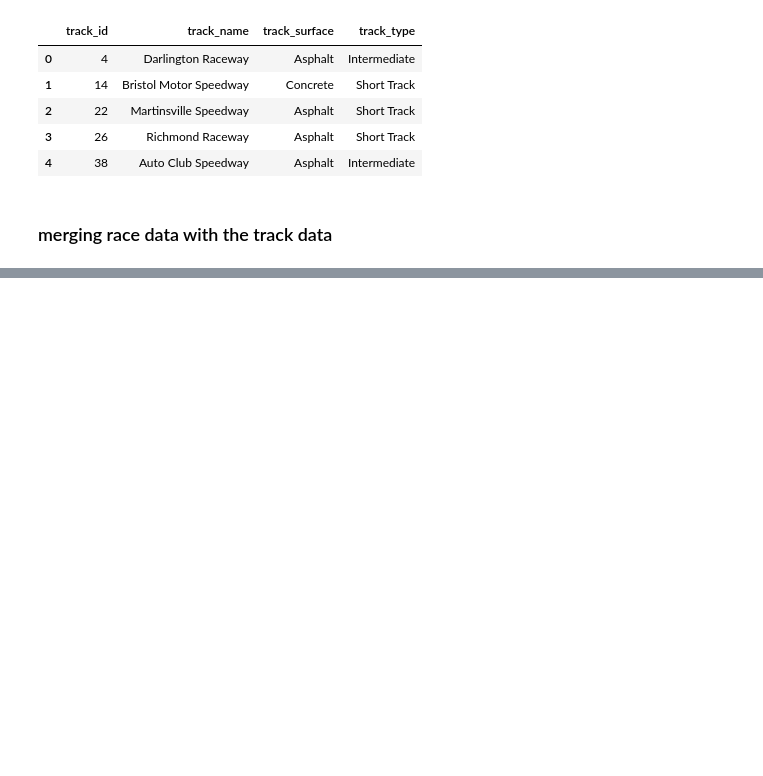
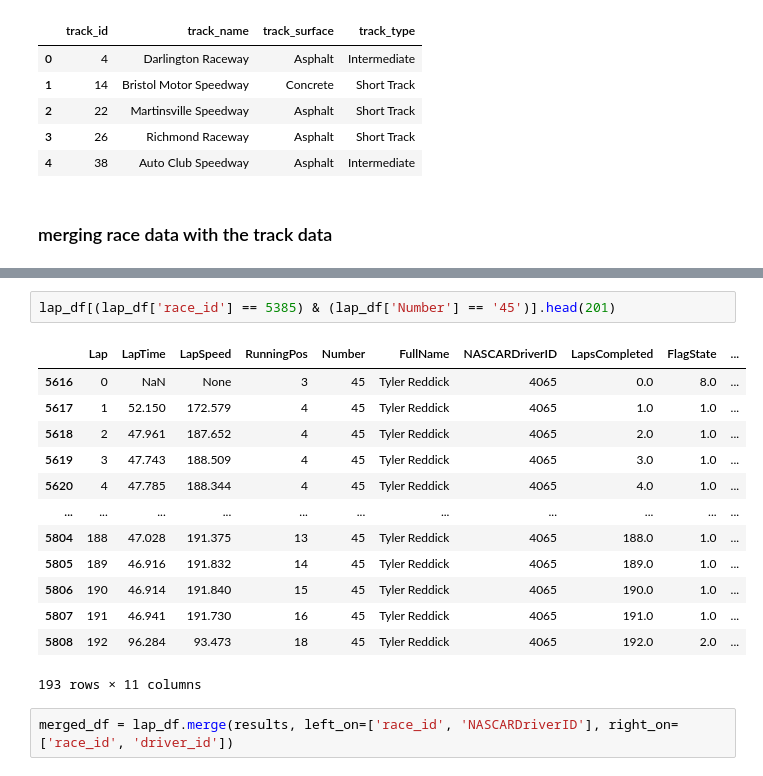
Before and after one commit to sieloffs/NASCAR-Analytics, a Jupyter notebook: Functions for Web Scraping.ipynb, the cells around one changed output, grey strips where cells are left out. Drawn from its saved outputs; the diff is of its cells as text; blank space fills up the shorter version.

```diff
--- a/Functions for Web Scraping.ipynb
+++ b/Functions for Web Scraping.ipynb
@@ -120,0 +175,18 @@ lap_df.head()
+# %%
+lap_df[(lap_df['race_id'] == 5385) & (lap_df['Number'] == '45')].head(201)
+# %% [output]
+|  | Lap | LapTime | LapSpeed | RunningPos | Number | FullName | NASCARDriverID | LapsCompleted | FlagState | ... |
+| 5616 | 0 | NaN | None | 3 | 45 | Tyler Reddick | 4065 | 0.0 | 8.0 | ... |
+| 5617 | 1 | 52.150 | 172.579 | 4 | 45 | Tyler Reddick | 4065 | 1.0 | 1.0 | ... |
+| 5618 | 2 | 47.961 | 187.652 | 4 | 45 | Tyler Reddick | 4065 | 2.0 | 1.0 | ... |
+| 5619 | 3 | 47.743 | 188.509 | 4 | 45 | Tyler Reddick | 4065 | 3.0 | 1.0 | ... |
+| 5620 | 4 | 47.785 | 188.344 | 4 | 45 | Tyler Reddick | 4065 | 4.0 | 1.0 | ... |
+| ... | ... | ... | ... | ... | ... | ... | ... | ... | ... | ... |
+| 5804 | 188 | 47.028 | 191.375 | 13 | 45 | Tyler Reddick | 4065 | 188.0 | 1.0 | ... |
+| 5805 | 189 | 46.916 | 191.832 | 14 | 45 | Tyler Reddick | 4065 | 189.0 | 1.0 | ... |
+| 5806 | 190 | 46.914 | 191.840 | 15 | 45 | Tyler Reddick | 4065 | 190.0 | 1.0 | ... |
+| 5807 | 191 | 46.941 | 191.730 | 16 | 45 | Tyler Reddick | 4065 | 191.0 | 1.0 | ... |
+| 5808 | 192 | 96.284 | 93.473 | 18 | 45 | Tyler Reddick | 4065 | 192.0 | 2.0 | ... |
+193 rows × 11 columns
+# %%
+merged_df = lap_df.merge(results, left_on=['race_id', 'NASCARDriverID'], right_on= ['race_id', 'driver_id'])
```
Also changed, not shown: parts of 5 cells of this notebook.
